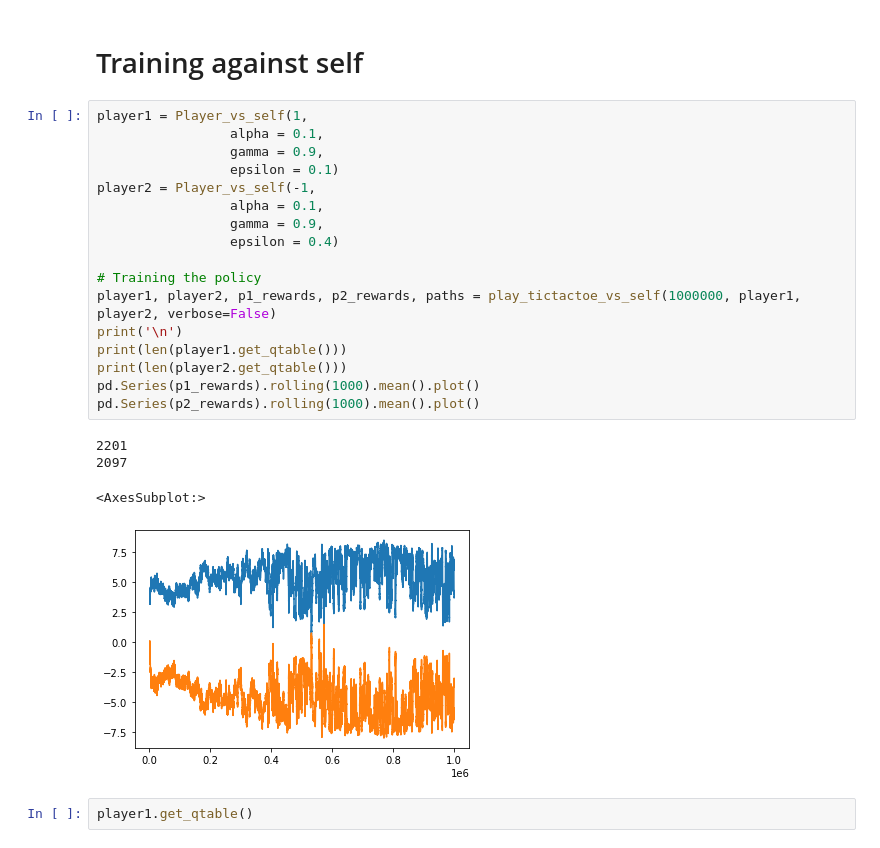
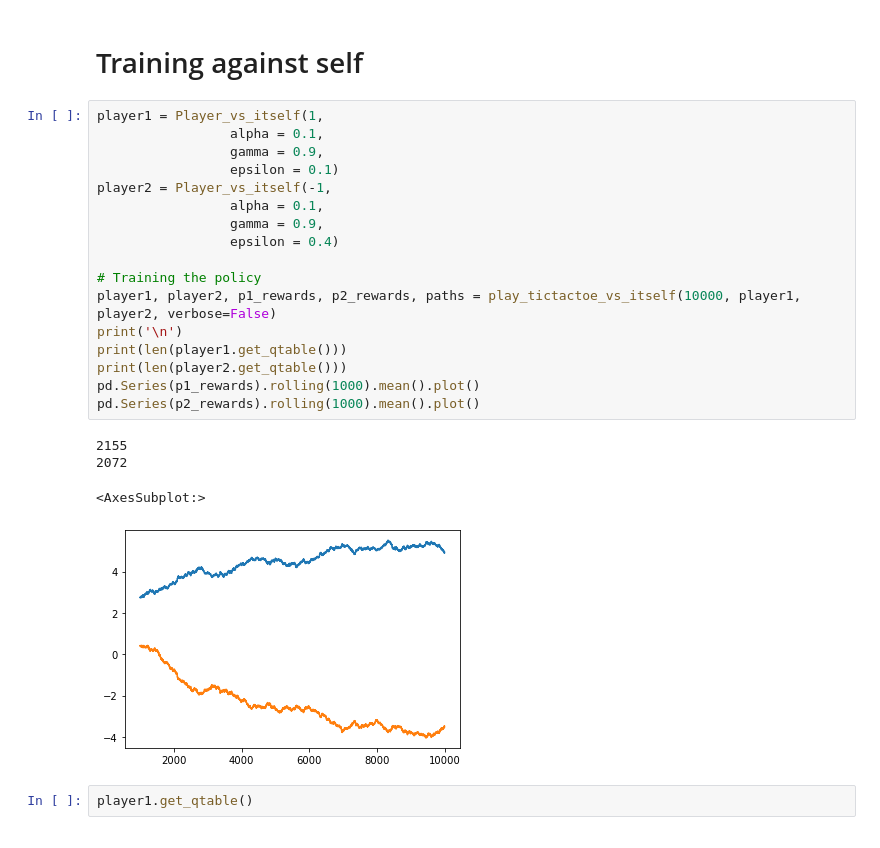
Before and after one commit to PaulHiemstra/ideas, a Jupyter notebook: tictactoe_graph/tactoe_rl.ipynb, the cells around one changed output. Drawn from its saved outputs; the diff is of its cells as text.

```diff
--- a/tictactoe_graph/tactoe_rl.ipynb
+++ b/tictactoe_graph/tactoe_rl.ipynb
@@ -30,27 +40,27 @@ a = np.array(list(d.values()))
 # %% [markdown]
 # Training against self
 # %%
-player1 = Player_vs_self(1,
+player1 = Player_vs_itself(1,
                  alpha = 0.1,
                  gamma = 0.9,
                  epsilon = 0.1)
-player2 = Player_vs_self(-1,
+player2 = Player_vs_itself(-1,
                  alpha = 0.1,
                  gamma = 0.9,
                  epsilon = 0.4)
 
 # Training the policy
-player1, player2, p1_rewards, p2_rewards, paths = play_tictactoe_vs_self(1000000, player1, player2, verbose=False)
+player1, player2, p1_rewards, p2_rewards, paths = play_tictactoe_vs_itself(10000, player1, player2, verbose=False)
 print('\n')
 print(len(player1.get_qtable()))
 print(len(player2.get_qtable()))
 pd.Series(p1_rewards).rolling(1000).mean().plot()
 pd.Series(p2_rewards).rolling(1000).mean().plot()
 # %% [output]
-2201
-2097
+2155
+2072
 <AxesSubplot:>
-[figure, old version]
+[figure, new version]
 # %%
 player1.get_qtable()
 # %%
```
Also changed, not shown: parts of 11 cells of this notebook, 3 other files.
